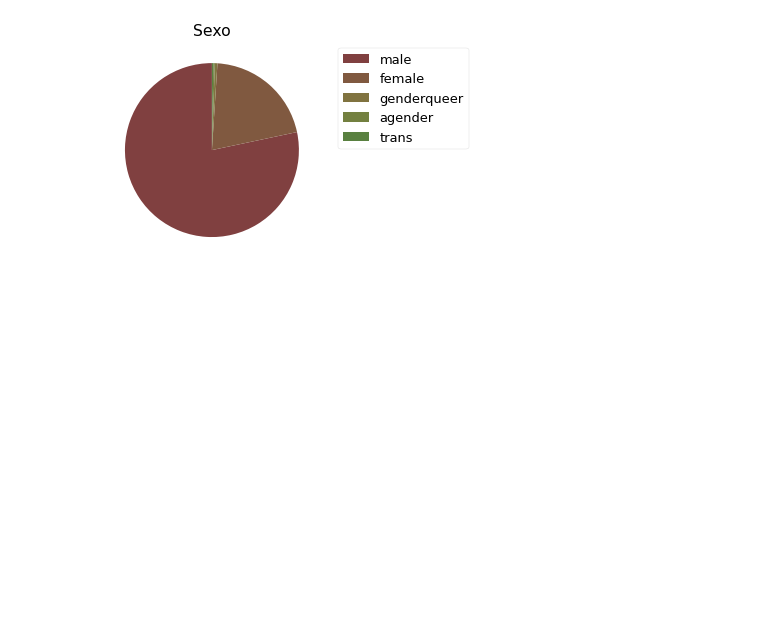
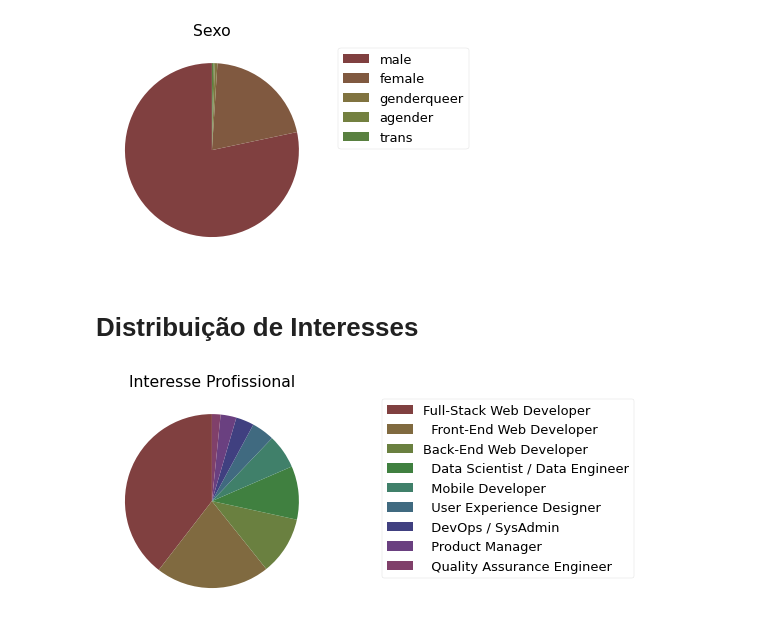
Before and after one commit to leonardodamata/Python_Analise_Dados, a Jupyter notebook: Analise_Exploratoria_Dados.ipynb, the cells around one changed output. Saved outputs shown, nothing was run; the diff lists cells and outputs as text; code cells hidden in the pictures; blank space fills up the shorter version.

```diff
--- a/Analise_Exploratoria_Dados.ipynb
+++ b/Analise_Exploratoria_Dados.ipynb
@@ -113,0 +133,25 @@ plt.show()
+# %% [markdown]
+# Distribuição de Interesses
+# %%
+# Quais são os principais interesses dos participantes da pesquisa?
+# O principal interesse profissional dos programadores é desenvolvimento web (Full-Stack, Front-End e Back-End),
+# seguindo pela área de Data Science
+
+# Definindo a quantidade
+
+num = len(df.JobRoleInterest.value_counts().index)
+
+# Criando a lista de cores
+listaHSV = [(x*1.0/num, 0.5, 0.5) for x in range(num)]
+listaRGB = list(map(lambda x: colorsys.hsv_to_rgb(*x), listaHSV))
+labels = df.JobRoleInterest.value_counts().index
+colors = ['OlibeDrab', 'Orange', 'OrangeRed', 'DarkCyan', 'Salmon', 'Sienna', 'Maroon', 'LightSlateGrey', 'DimGray']
+
+# Gráfico de Pizza
+fatias, texto = plt.pie(df.JobRoleInterest.value_counts(), colors = listaRGB, startangle = 90)
+#plt.axes().set_aspect('equal', 'datalim')
+plt.legend(fatias, labels, bbox_to_anchor = (1.25, 1))
+plt.title("Interesse Profissional")
+plt.show()
+# %% [output]
+[figure, added]
```
Also changed, not shown: parts of 6 cells of this notebook, 1 other file.
